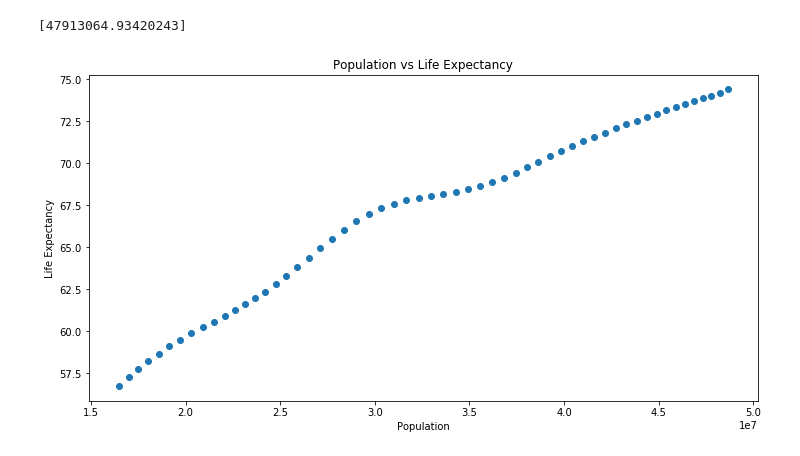
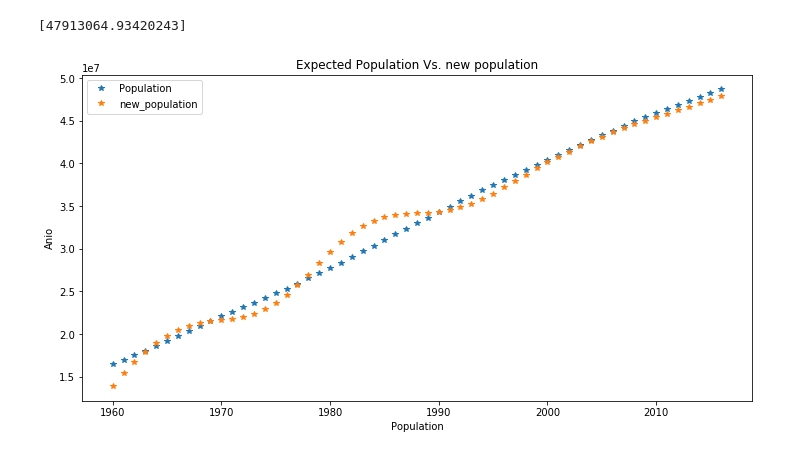
Before and after one commit to KaroLadino/population_project, a Jupyter notebook: Colombia.ipynb, the cells around one changed output. Drawn from its saved outputs; the diff is of its cells as text; code cells hidden in the pictures.

Commit message:
add markdown info and improvement of plot

```diff
--- a/Colombia.ipynb
+++ b/Colombia.ipynb
@@ -75,14 +74,15 @@ print(model.predict(pred_2017))
 [47913064.93420243]
 # %%
 plt.figure(figsize=(12, 6))
-plt.plot(data['Population'], data['Life_Expectancy'], 'o')           # scatter plot showing actual data
+plt.plot(data['Anio'], data['Population'], '*')           # scatter plot showing actual data
+plt.plot(data['Anio'], data['new_population'], '*')
 #plt.plot(data['Population'], model, 'r', linewidth=2)   # regression line
 plt.xlabel('Population')
-plt.ylabel('Life Expectancy')
-plt.title('Population vs Life Expectancy')
-
+plt.ylabel('Anio')
+plt.title('Expected Population Vs. new population')
+plt.legend()
 plt.show()
 # %% [output]
-[figure, old version]
+[figure, new version]
 # %%
 y = -169432349.56693575 + 3246003.47025284*x1 + 2841190.22426103*x2
```
Also changed, not shown: parts of 5 cells of this notebook, 2 other files.
